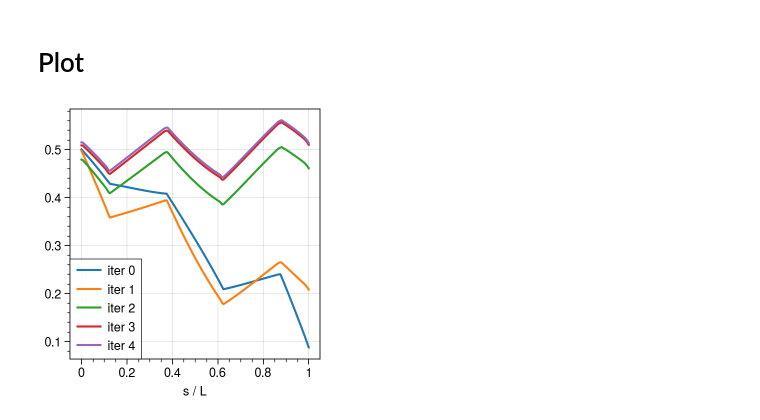
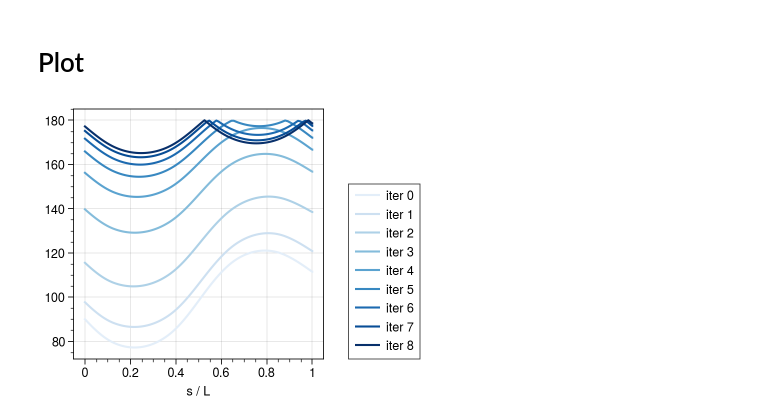
Before and after one commit to austin-hoover/accphys-tools, a Jupyter notebook: pyorbit_studies/matching/convergence/analysis.ipynb, the cells around one changed output. Cells and saved outputs as stored; diff of their text form; code cells hidden in the pictures.

```diff
--- a/pyorbit_studies/matching/convergence/analysis.ipynb
+++ b/pyorbit_studies/matching/convergence/analysis.ipynb
@@ -31,6 +31,7 @@ dpi = 500
 # Load data
 # %%
 positions = np.load('_output/data/positions.npy')
+positions_normed = positions / positions[-1]
 
 tracked_params_lists = {}
 tracked_params_lists['tbt'] = np.load('_output/data/tbt_params_list.npy')
@@ -45,22 +46,23 @@ for key in ('tbt', 'sdep'):
         if key == 'sdep':
             for df in stats.dfs():
                 df['s'] = positions
-                df['s/L'] = positions / positions[-1]
+                df['s/L'] = positions_normed
         stats_lists[key].append(stats)
     stats_lists[key] = np.array(stats_lists[key])
 # %% [markdown]
 # Plot
 # %%
 plt_kws = dict(lw=None, marker=None, markersize=None, legend=False)
-cmap = plot.Colormap('viridis')
+cmap = plot.Colormap('blues')
 colors = [cmap(i) for i in np.linspace(0, 1, len(stats_list))]
 _cycler = cycler('color', colors)
 # %%
-nshow = 5
+nshow = 9
 fig, ax = plot.subplots()
+ax.set_prop_cycle(cycler('color', [cmap(i) for i in np.linspace(0.1, 1, nshow)]))
 for stats in stats_lists['sdep'][:nshow]:
-    stats.twiss4D[['s/L','u']].plot('s/L', ax=ax, **plt_kws)
-ax.legend(labels=['iter {}'.format(i) for i in range(nshow)], ncols=1)
+    stats.twiss4D[['s/L','nu']].plot('s/L', ax=ax, **plt_kws)
+ax.legend(labels=['iter {}'.format(i) for i in range(nshow)], ncols=1, loc=(1.1, 0))
 ax.format(xlabel='s / L')
 # %% [output]
-[figure, old version]
+[figure, new version]
```
Also changed, not shown: parts of 5 cells of this notebook, 1 other file.
